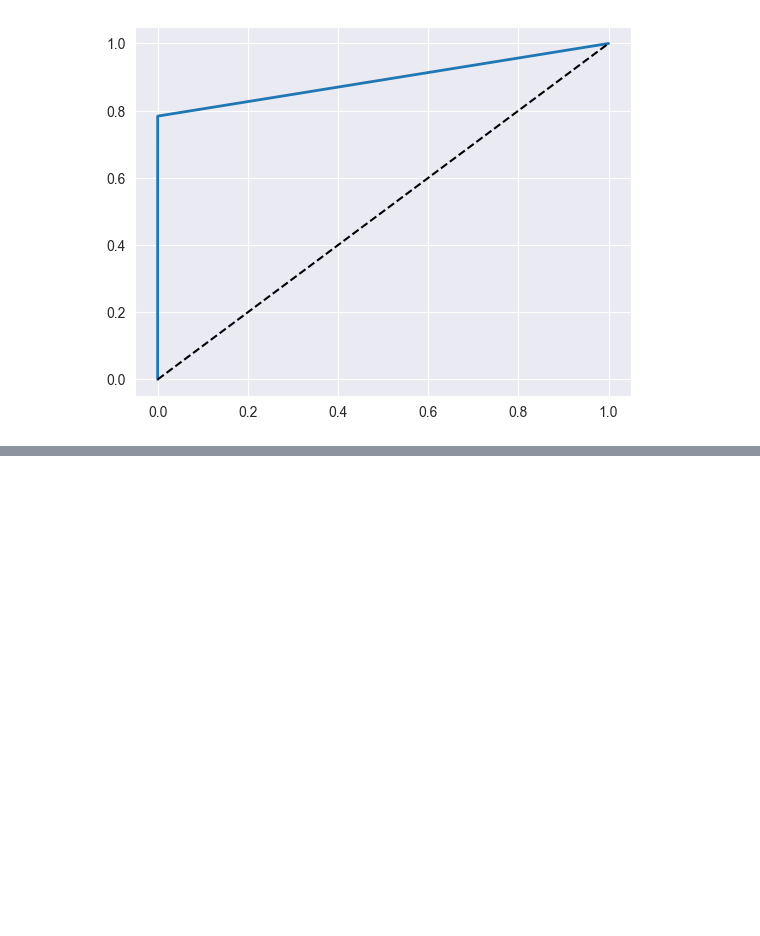
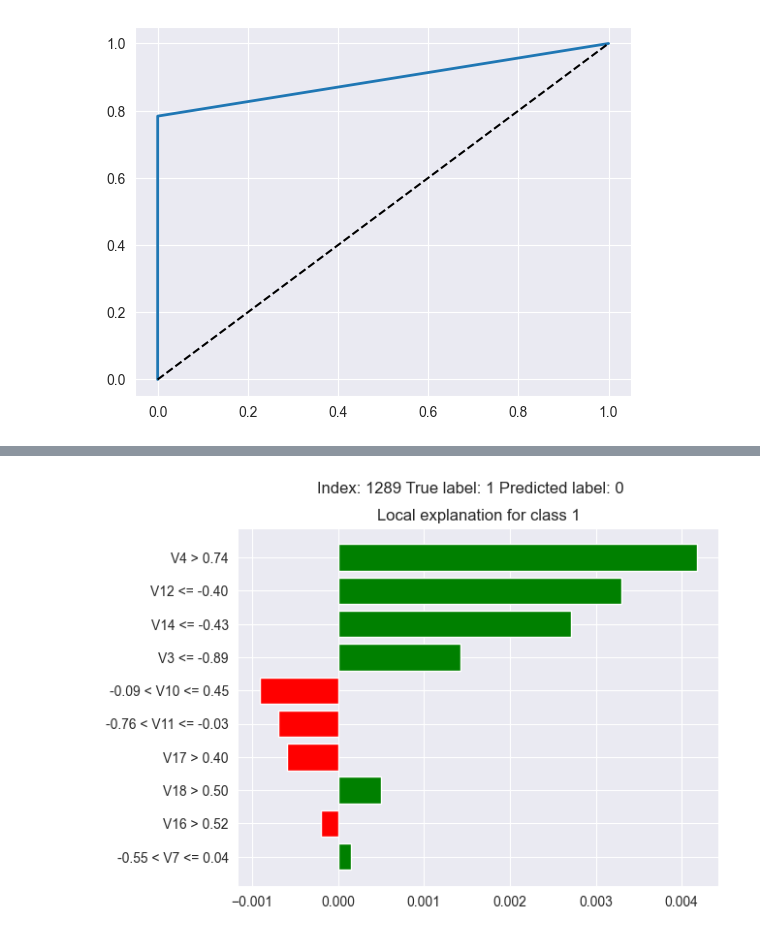
Before and after one commit to lukaszykw/IntroductionToMachineLearning-Project1, a Jupyter notebook: budowa_krok_3_4.ipynb, the cells around one changed output, grey strips where cells are left out. Cells and saved outputs as stored; diff of their text form; code cells hidden in the pictures; blank space fills up the shorter version.

```diff
--- a/budowa_krok_3_4.ipynb
+++ b/budowa_krok_3_4.ipynb
@@ -1066,0 +1145,4 @@ plt.show()
+# %%
+explain_lime(ext_clf, 1289)
+# %% [output]
+[figure, added]
```
Also changed, not shown: parts of 12 cells of this notebook, 1 other file.
